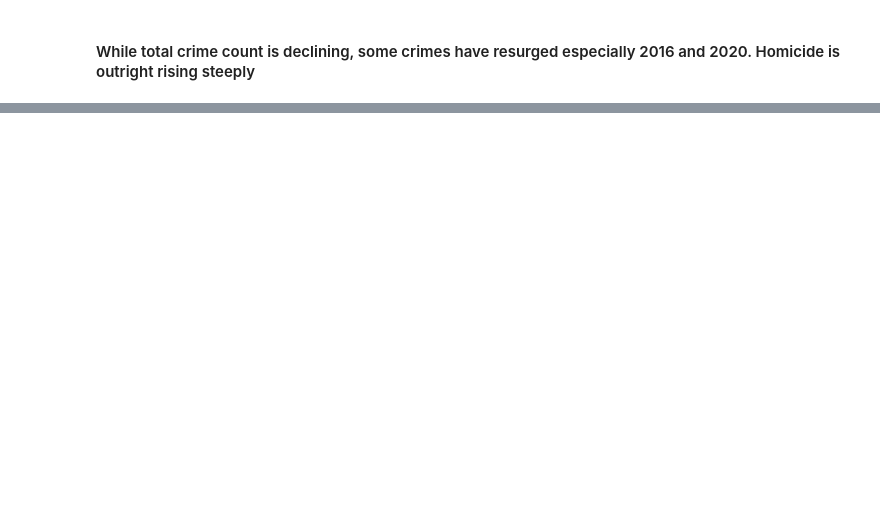
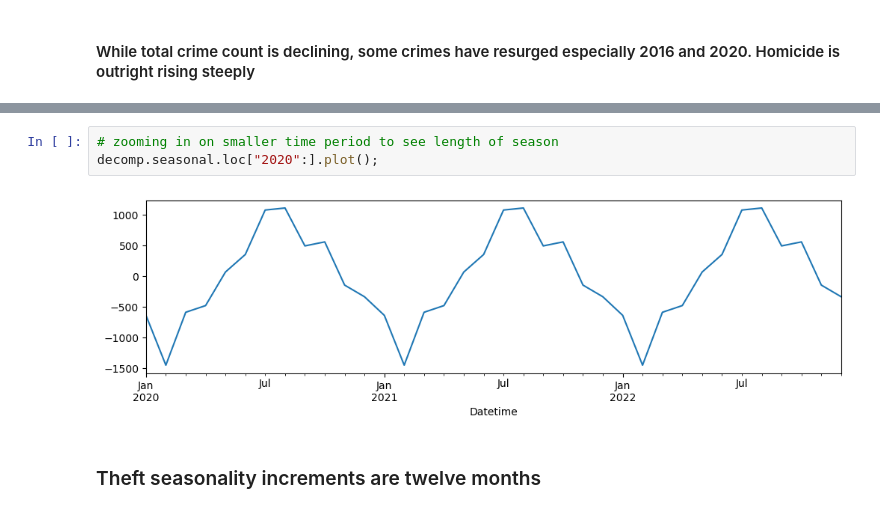
Before and after one commit to Rovidicus/Chicago-Crime, a Jupyter notebook: Chicago_Crime.ipynb, the cells around one changed output, grey strips where cells are left out. Saved outputs shown, nothing was run; the diff lists cells and outputs as text; blank space fills up the shorter version.

```diff
--- a/Chicago_Crime.ipynb
+++ b/Chicago_Crime.ipynb
@@ -430,0 +471,7 @@ arson_counts.plot(style='o-',grid=True,ylabel='# of Crimes', xlabel='Year');
+# %%
+# zooming in on smaller time period to see length of season
+decomp.seasonal.loc["2020":].plot();
+# %% [output]
+[figure, added]
+# %% [markdown]
+### Theft seasonality increments are twelve months
```
Also changed, not shown: parts of 93 cells of this notebook.
